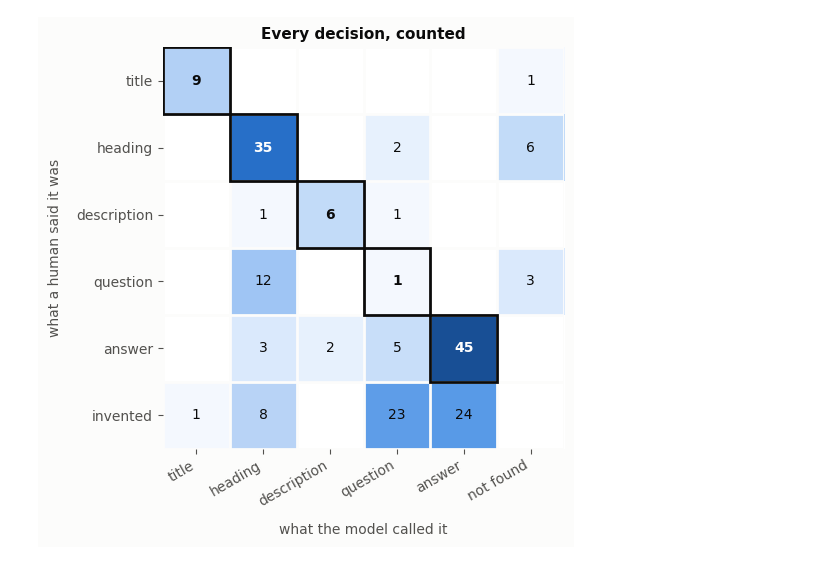
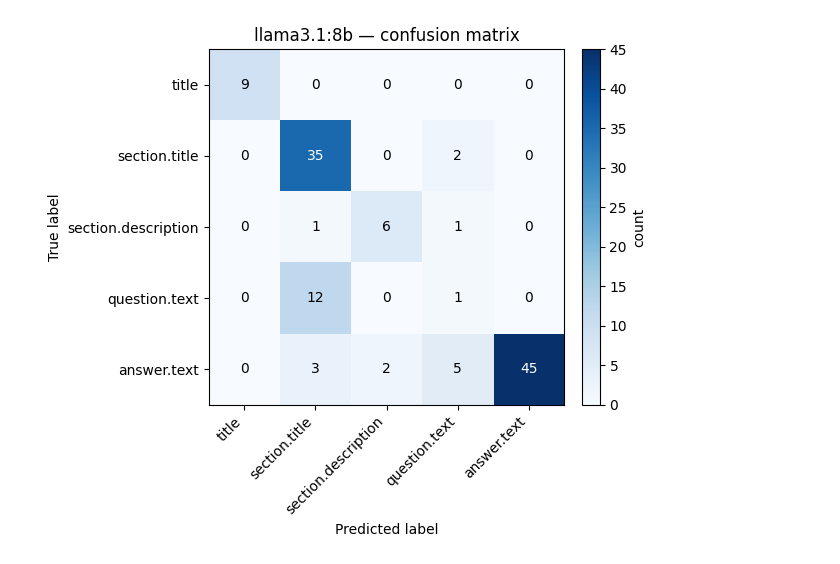
Before and after one commit to fairdataihub/dmpbridge, a Jupyter notebook: notebooks/1-llama31-8b-results-pdfplumber.ipynb, the cells around one changed output. Drawn from its saved outputs; the diff is of its cells as text; code cells hidden in the pictures.

```diff
--- a/notebooks/1-llama31-8b-results-pdfplumber.ipynb
+++ b/notebooks/1-llama31-8b-results-pdfplumber.ipynb
@@ -11,9 +11,7 @@ if Path.cwd().name == 'notebooks':
     os.chdir(Path.cwd().parent)
 
 import numpy as np
-import pandas as pd
 import matplotlib.pyplot as plt
-from matplotlib.colors import LinearSegmentedColormap
 
 from dmpbridge.evaluation.evaluate import (
     load_method as load_method_old, micro_prf1, compute_f1_rows, LABELS,
@@ -21,20 +19,6 @@ from dmpbridge.evaluation.evaluate import (
 
 MODEL, TAG = 'llama3.1:8b', 'llama3.1-8b_pdfplumber_whole_doc'
 
-BLUE, BLUE_DARK = '#2a78d6', '#1c5cab'
-INK, MUTED, SURFACE = '#0b0b0b', '#52514e', '#fcfcfb'
-RAMP = ['#cde2fb', '#b7d3f6', '#9ec5f4', '#86b6ef', '#6da7ec',
-        '#5598e7', '#3987e5', '#2a78d6', '#256abf', '#1c5cab', '#184f95']
-BLUES = LinearSegmentedColormap.from_list('dmp_blue', ['#ffffff'] + RAMP)
-
-plt.rcParams.update({
-    'figure.facecolor': SURFACE, 'axes.facecolor': SURFACE,
-    'text.color': INK, 'axes.labelcolor': MUTED,
-    'xtick.color': MUTED, 'ytick.color': MUTED,
-    'axes.edgecolor': '#d8d8d4', 'axes.titlecolor': INK,
-    'font.size': 10, 'axes.titlesize': 11, 'axes.titleweight': 'bold',
-})
-
 df, conf, errors = load_method_old(TAG, exclude=[])
-print(f'{MODEL} — {len(df)} documents')
+print(f'{MODEL}: {len(df)} documents')
 # %% [output]
@@ -183,60 +139,33 @@ does not contain.
 # %%
-short = ['title', 'heading', 'description', 'question', 'answer']
-
-grid = np.zeros((len(LABELS) + 1, len(LABELS) + 1), dtype=int)
+cm = np.zeros((len(LABELS), len(LABELS)), dtype=int)
 for i, true in enumerate(LABELS):
     for j, pred in enumerate(LABELS):
-        grid[i, j] = conf.get(true, {}).get(pred, 0)
-    grid[i, -1] = conf.get(true, {}).get('__missed__', 0)
-for j, pred in enumerate(LABELS):
-    grid[-1, j] = conf.get('__no_gold__', {}).get(pred, 0)
+        cm[i, j] = conf.get(true, {}).get(pred, 0)
 
-fig, ax = plt.subplots(figsize=(7.6, 5.4))
-ax.imshow(grid, cmap=BLUES, vmin=0, vmax=grid.max())
+fig, ax = plt.subplots(figsize=(6.4, 5.4))
+im = ax.imshow(cm, cmap='Blues', vmin=0, vmax=cm.max())
+fig.colorbar(im, ax=ax, fraction=0.046, pad=0.04, label='count')
 
-for i in range(grid.shape[0]):
-    for j in range(grid.shape[1]):
-        if grid[i, j]:
-            # Label ink follows contrast against the cell, not the series colour.
-            ax.text(j, i, str(grid[i, j]), ha='center', va='center', fontsize=10,
-                    fontweight='bold' if i == j else 'normal',
-                    color='#ffffff' if grid[i, j] > grid.max() * 0.55 else INK)
+thresh = cm.max() / 2
+for i in range(len(LABELS)):
+    for j in range(len(LABELS)):
+        ax.text(j, i, cm[i, j], ha='center', va='center',
+                color='white' if cm[i, j] > thresh else 'black')
 
-ax.set_xticks(range(len(short) + 1))
-ax.set_xticklabels(short + ['not found'], rotation=30, ha='right')
-ax.set_yticks(range(len(short) + 1))
-ax.set_yticklabels(short + ['invented'])
-ax.set_xlabel('what the model called it', labelpad=10)
-ax.set_ylabel('what a human said it was', labelpad=10)
-ax.set_title('Every decision, counted')
-
-ax.set_xticks(np.arange(-.5, grid.shape[1], 1), minor=True)
-ax.set_yticks(np.arange(-.5, grid.shape[0], 1), minor=True)
-ax.grid(which='minor', color=SURFACE, linewidth=2)
-ax.tick_params(which='minor', length=0)
-
-# Outline the diagonal so agreement is findable without reading colour.
-# Drawn after the grid, or the grid paints over the edges.
-for k in range(len(LABELS)):
-    ax.add_patch(plt.Rectangle((k - .5, k - .5), 1, 1, fill=False,
-                               edgecolor=INK, linewidth=2.0, zorder=5))
-for spine in ax.spines.values():
-    spine.set_visible(False)
+ax.set_xticks(range(len(LABELS)))
+ax.set_xticklabels(LABELS, rotation=45, ha='right')
+ax.set_yticks(range(len(LABELS)))
+ax.set_yticklabels(LABELS)
+ax.set_xlabel('Predicted label')
+ax.set_ylabel('True label')
+ax.set_title(f'{MODEL} — confusion matrix')
 plt.tight_layout()
 plt.show()
 
-rows, cols = short + ['invented'], short + ['not found']
-mistakes = sorted(((grid[i, j], rows[i], cols[j])
-                   for i in range(grid.shape[0]) for j in range(grid.shape[1])
-                   if i != j and grid[i, j]), reverse=True)
-print('Biggest mistakes:')
-print()
-for count, true, pred in mistakes[:6]:
-    if true == 'invented':
-        print(f'  {count:>3}  invented a {pred} not present in the annotation')
-    elif pred == 'not found':
-        print(f'  {count:>3}  {true} the model produced nothing for')
-    else:
-        print(f'  {count:>3}  {true} called a {pred}')
+unmatched_pred = sum(conf.get('__no_gold__', {}).values())
+unmatched_true = sum(conf.get(l, {}).get('__missed__', 0) for l in LABELS)
+print(f'Not representable in the matrix:')
+print(f'  predictions with no matching reference block   {unmatched_pred:>4}   (count as FP)')
+print(f'  reference blocks with no matching prediction   {unmatched_true:>4}   (count as FN)')
 # %% [output]
-[figure, old version]
+[figure, new version]
```
Also changed, not shown: parts of 11 cells of this notebook.
